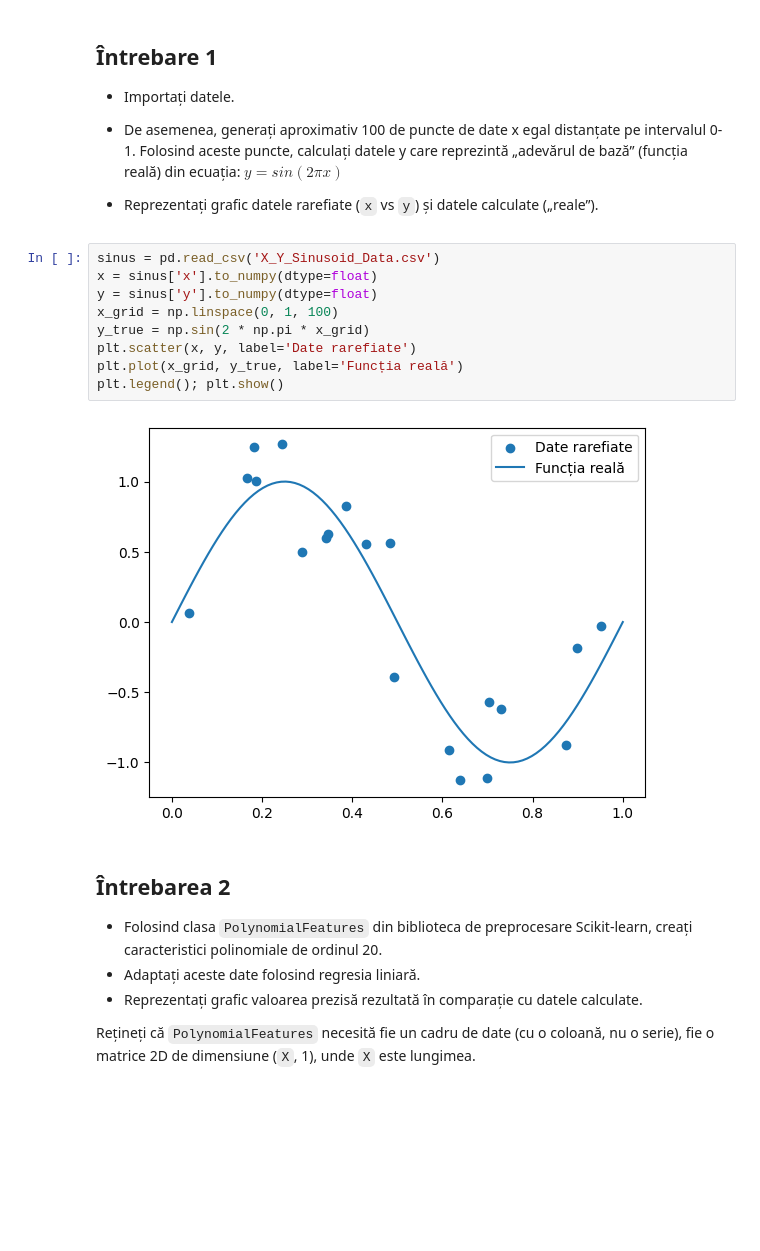
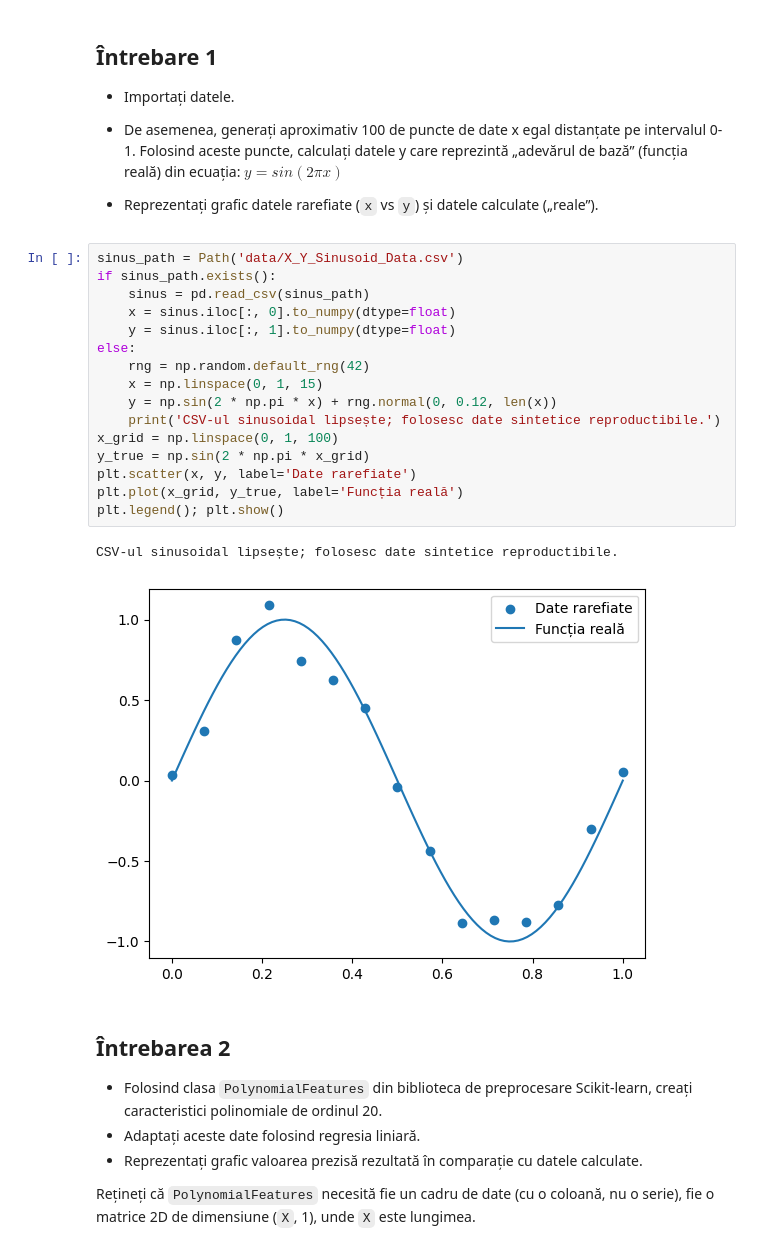
Before and after one commit to florin-t04/Lab-04--05, a Jupyter notebook: 04_Trandafir.ipynb, the cells around one changed output. Saved outputs shown, nothing was run; the diff lists cells and outputs as text; blank space fills up the shorter version.

```diff
--- a/04_Trandafir.ipynb
+++ b/04_Trandafir.ipynb
@@ -26,16 +23,24 @@ from sklearn.metrics import mean_squared_error
 
 * Reprezentați grafic datele rarefiate (`x` vs `y`) și datele calculate („reale”).
 # %%
-sinus = pd.read_csv('X_Y_Sinusoid_Data.csv')
-x = sinus['x'].to_numpy(dtype=float)
-y = sinus['y'].to_numpy(dtype=float)
+sinus_path = Path('data/X_Y_Sinusoid_Data.csv')
+if sinus_path.exists():
+    sinus = pd.read_csv(sinus_path)
+    x = sinus.iloc[:, 0].to_numpy(dtype=float)
+    y = sinus.iloc[:, 1].to_numpy(dtype=float)
+else:
+    rng = np.random.default_rng(42)
+    x = np.linspace(0, 1, 15)
+    y = np.sin(2 * np.pi * x) + rng.normal(0, 0.12, len(x))
+    print('CSV-ul sinusoidal lipsește; folosesc date sintetice reproductibile.')
 x_grid = np.linspace(0, 1, 100)
 y_true = np.sin(2 * np.pi * x_grid)
 plt.scatter(x, y, label='Date rarefiate')
 plt.plot(x_grid, y_true, label='Funcția reală')
 plt.legend(); plt.show()
 # %% [output]
+CSV-ul sinusoidal lipsește; folosesc date sintetice reproductibile.
-[figure, old version]
+[figure, new version]
 # %% [markdown]
 ## Întrebarea 2
 
```
Also changed, not shown: parts of 14 cells of this notebook.
